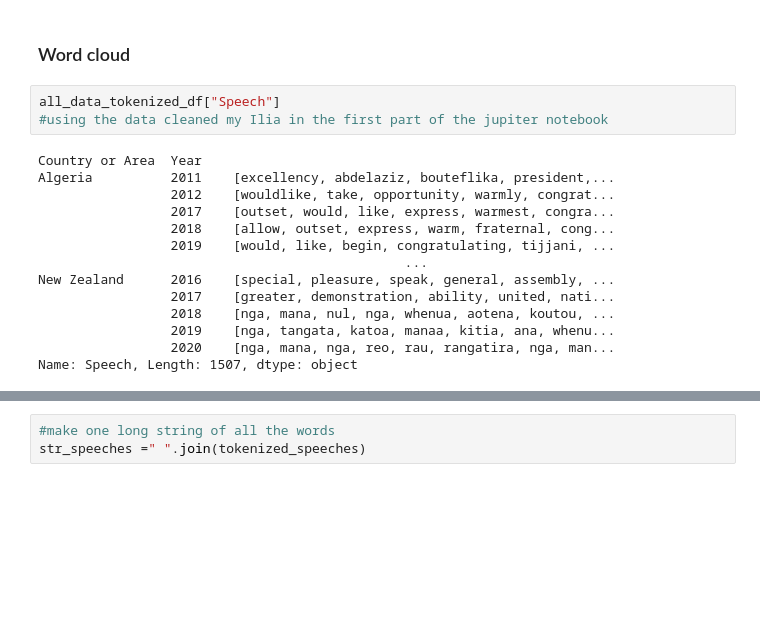
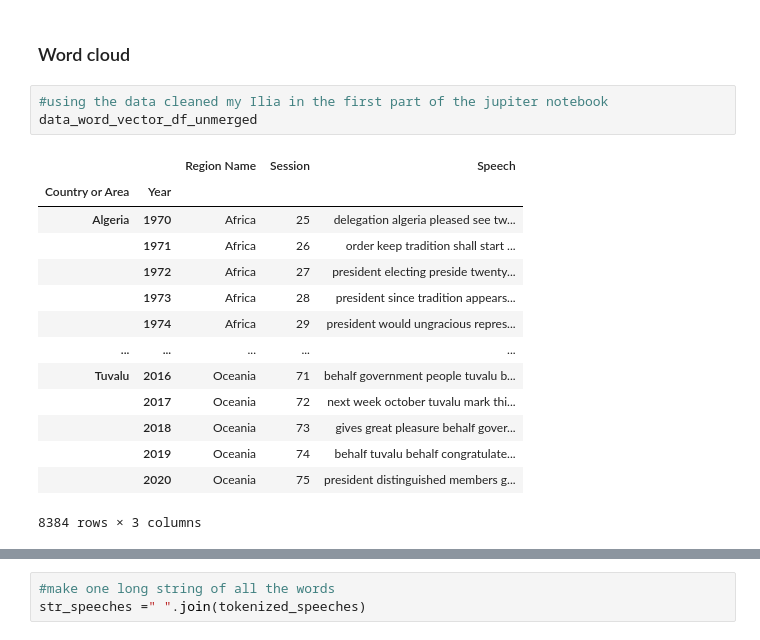
Before and after one commit to Ilna/Debates_And_WorldHappiness_Datasets_Classification, a Jupyter notebook: FDS_Assignment1_all_data_cleaning_and_all_visualization.ipynb, the cells around one changed output, grey strips where cells are left out. Cells and saved outputs as stored; diff of their text form; blank space fills up the shorter version.

```diff
--- a/FDS_Assignment1_all_data_cleaning_and_all_visualization.ipynb
+++ b/FDS_Assignment1_all_data_cleaning_and_all_visualization.ipynb
@@ -436,19 +436,20 @@ ax.figure.savefig('Figure2.eps')
 # %% [markdown]
 ### Word cloud
 # %%
-all_data_tokenized_df["Speech"]
 #using the data cleaned my Ilia in the first part of the jupiter notebook
+data_word_vector_df_unmerged
 # %% [output]
+|  |  | Region Name | Session | Speech |
+| Country or Area | Year |  |  |  |
+| Algeria | 1970 | Africa | 25 | delegation algeria pleased see tw... |
+|  | 1971 | Africa | 26 | order keep tradition shall start ... |
+|  | 1972 | Africa | 27 | president electing preside twenty... |
+|  | 1973 | Africa | 28 | president since tradition appears... |
+|  | 1974 | Africa | 29 | president would ungracious repres... |
+| ... | ... | ... | ... | ... |
+| Tuvalu | 2016 | Oceania | 71 | behalf government people tuvalu b... |
+|  | 2017 | Oceania | 72 | next week october tuvalu mark thi... |
+|  | 2018 | Oceania | 73 | gives great pleasure behalf gover... |
+|  | 2019 | Oceania | 74 | behalf tuvalu behalf congratulate... |
+|  | 2020 | Oceania | 75 | president distinguished members g... |
-Country or Area  Year
-Algeria          2011    [excellency, abdelaziz, bouteflika, president,...
-                 2012    [wouldlike, take, opportunity, warmly, congrat...
-                 2017    [outset, would, like, express, warmest, congra...
-                 2018    [allow, outset, express, warm, fraternal, cong...
-                 2019    [would, like, begin, congratulating, tijjani, ...
-                                               ...
-New Zealand      2016    [special, pleasure, speak, general, assembly, ...
-                 2017    [greater, demonstration, ability, united, nati...
-                 2018    [nga, mana, nul, nga, whenua, aotena, koutou, ...
-                 2019    [nga, tangata, katoa, manaa, kitia, ana, whenu...
-                 2020    [nga, mana, nga, reo, rau, rangatira, nga, man...
-Name: Speech, Length: 1507, dtype: object
+8384 rows × 3 columns
```
Also changed, not shown: parts of 4 cells of this notebook.
